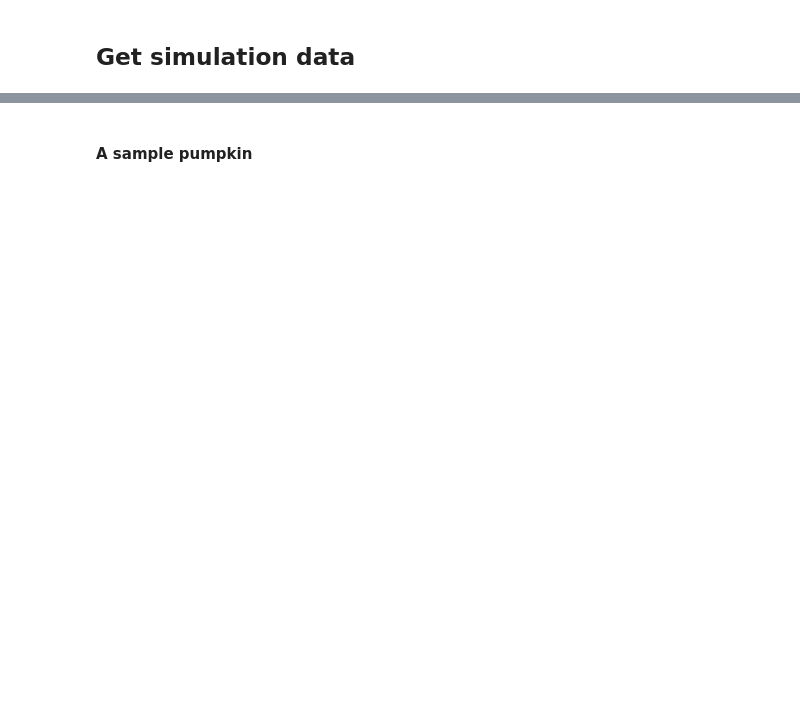
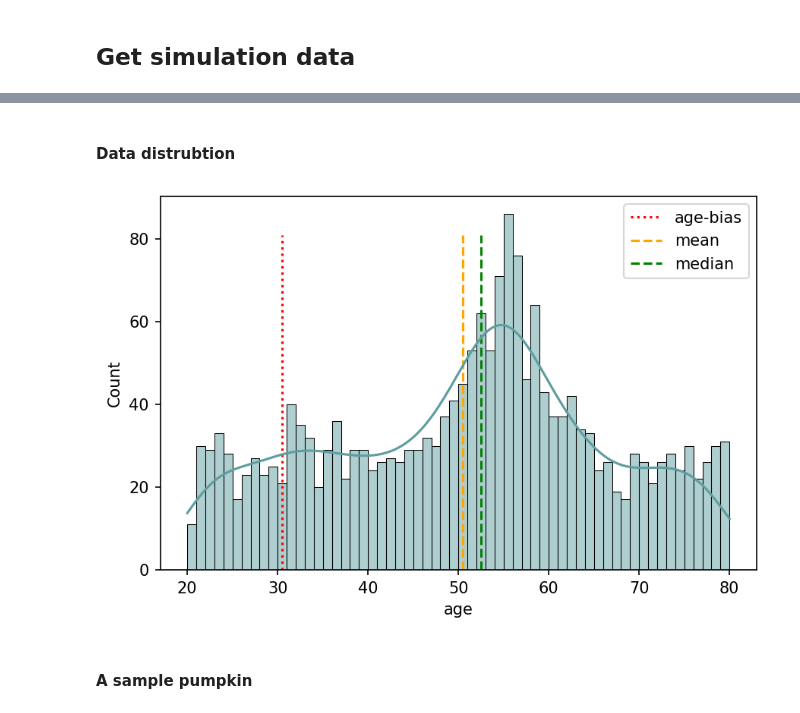
Before and after one commit to SHEscher/XDLreg, a Jupyter notebook: jupyter notebook/LRP4RegressionSimulation.ipynb, the cells around one changed output, grey strips where cells are left out. Drawn from its saved outputs; the diff is of its cells as text; code cells hidden in the pictures; blank space fills up the shorter version.

```diff
--- a/Subanalysis/LRP4RegressionSimulation.ipynb
+++ b/jupyter notebook/LRP4RegressionSimulation.ipynb
@@ -87,3 +95,10 @@ Age Distrubtion: [23 21 31 ... 47 44 53]
+# %% [markdown]
+#### Data distrubtion
+# %%
+# Plot the distribution
+pumpkins_set.display_distrubtion()
+# %% [output]
+[figure, added]
 # %% [markdown]
 #### A sample pumpkin
 # %%
```
Also changed, not shown: parts of 14 cells of this notebook, 2 other files.
